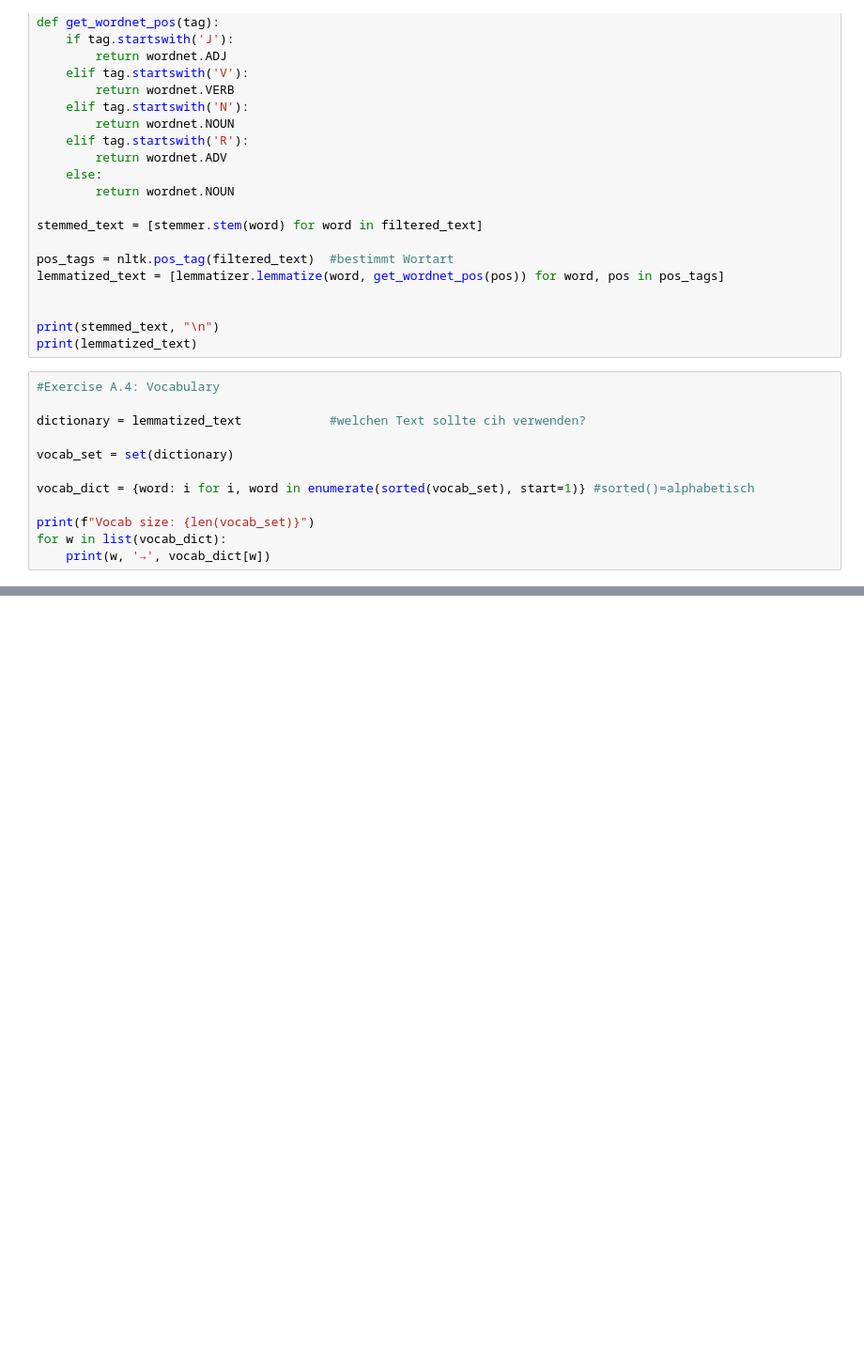
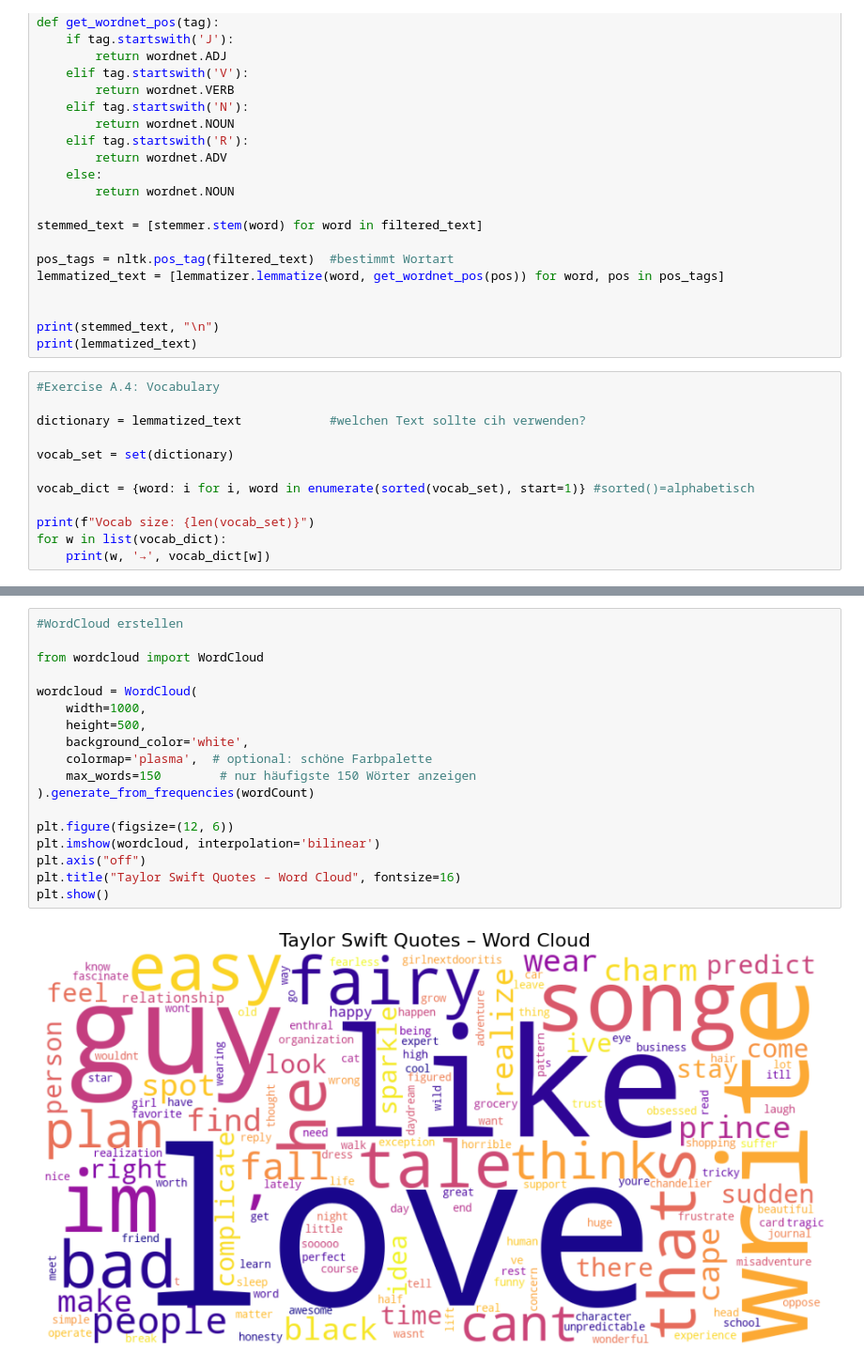
Before and after one commit to JohannesMantler/NLP_Exercise_A, a Jupyter notebook: Exercise_A.ipynb, the cells around one changed output, grey strips where cells are left out. Shown: that part at 94% size. Drawn from its saved outputs; the diff is of its cells as text; blank space fills up the shorter version.

```diff
--- a/Exercise_A.ipynb
+++ b/Exercise_A.ipynb
@@ -129,0 +218,20 @@ print(oneHotEncoder[:10]) #[:10] zeigt die ersten 10 Wörter an
+# %%
+#WordCloud erstellen
+
+from wordcloud import WordCloud
+
+wordcloud = WordCloud(
+    width=1000,
+    height=500,
+    background_color='white',
+    colormap='plasma',  # optional: schöne Farbpalette
+    max_words=150        # nur häufigste 150 Wörter anzeigen
+).generate_from_frequencies(wordCount)
+
+plt.figure(figsize=(12, 6))
+plt.imshow(wordcloud, interpolation='bilinear')
+plt.axis("off")
+plt.title("Taylor Swift Quotes – Word Cloud", fontsize=16)
+plt.show()
+# %% [output]
+[figure, added]
```
Also changed, not shown: parts of 5 cells of this notebook.
